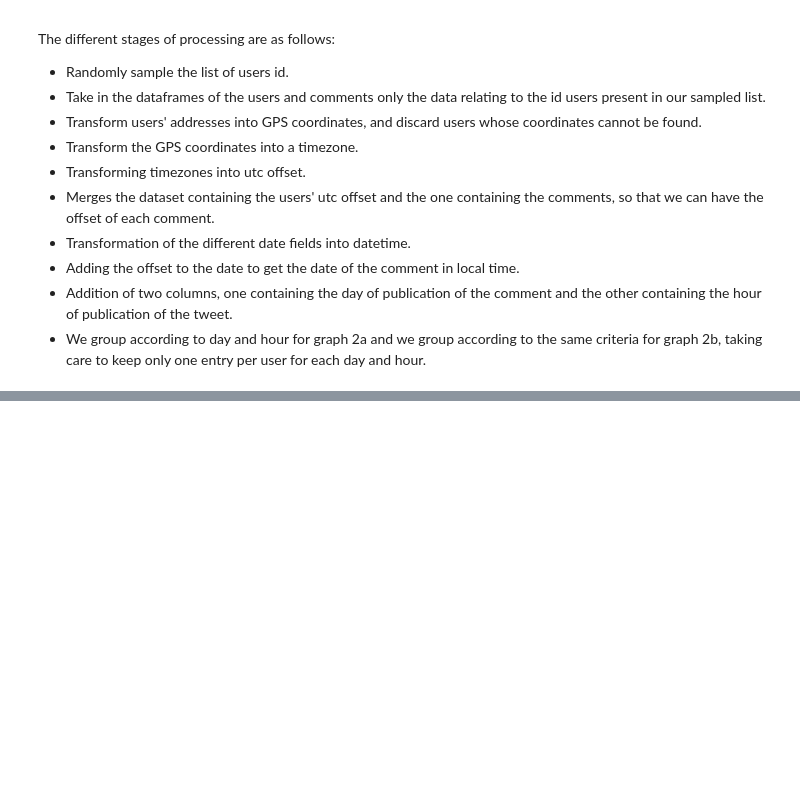
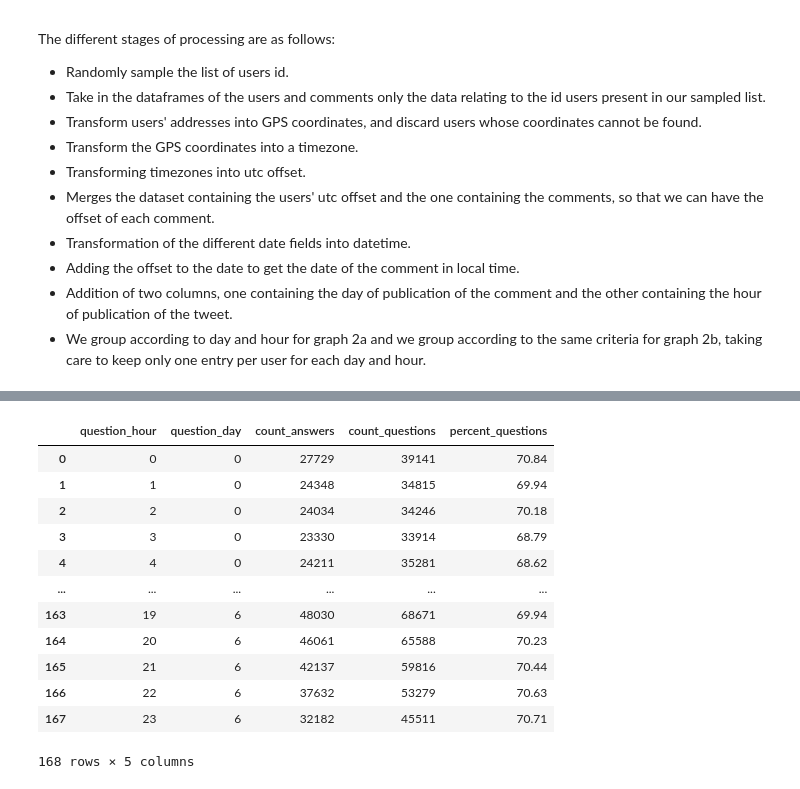
Before and after one commit to epfl-ada/ada-2020-project-milestone-p3-p3_adatada, a Jupyter notebook: StackOverflowfig2.ipynb, the cells around one changed output, grey strips where cells are left out. Cells and saved outputs as stored; diff of their text form; code cells hidden in the pictures; blank space fills up the shorter version.

```diff
--- a/StackOverflowfig2.ipynb
+++ b/StackOverflowfig2.ipynb
@@ -229,0 +239,44 @@ plt.show()
+# %%
+# Sql query for get the data through bigquery
+query = """SELECT
+  question_hour,
+  question_day,
+  COUNT(answer_id) as count_answers,
+  COUNT(question_id) as count_questions,
+  ROUND(COUNT(answer_id)/COUNT(question_id)*100,2) as percent_questions
+FROM
+  (SELECT
+    EXTRACT(hour from q.creation_date) as question_hour,
+    q.accepted_answer_id as answer_id,
+    q.id as question_id,
+    EXTRACT(DAYOFWEEK FROM q.creation_date) as question_day
+   FROM
+    `bigquery-public-data.stackoverflow.posts_questions` q
+   FULL JOIN
+    `bigquery-public-data.stackoverflow.posts_answers` a ON q.id = a.parent_id
+   WHERE
+     a.creation_date < TIMESTAMP_ADD(q.creation_date, INTERVAL 1 hour))
+GROUP BY
+  question_day, question_hour
+ORDER BY
+  question_day, question_hour
+        """
+# We load all the data thanks to bq_assistant
+df_percent_response = bq_assistant.query_to_pandas(query)
+# %%
+# We modify the value to get the right correspondance between days in our dataframe and in our list
+df_percent_response.question_day = df_percent_response -1
+# %% [output]
+|  | question_hour | question_day | count_answers | count_questions | percent_questions |
+| 0 | 0 | 0 | 27729 | 39141 | 70.84 |
+| 1 | 1 | 0 | 24348 | 34815 | 69.94 |
+| 2 | 2 | 0 | 24034 | 34246 | 70.18 |
+| 3 | 3 | 0 | 23330 | 33914 | 68.79 |
+| 4 | 4 | 0 | 24211 | 35281 | 68.62 |
+| ... | ... | ... | ... | ... | ... |
+| 163 | 19 | 6 | 48030 | 68671 | 69.94 |
+| 164 | 20 | 6 | 46061 | 65588 | 70.23 |
+| 165 | 21 | 6 | 42137 | 59816 | 70.44 |
+| 166 | 22 | 6 | 37632 | 53279 | 70.63 |
+| 167 | 23 | 6 | 32182 | 45511 | 70.71 |
+168 rows × 5 columns
```
Also changed, not shown: parts of 11 cells of this notebook, 1 other file.
